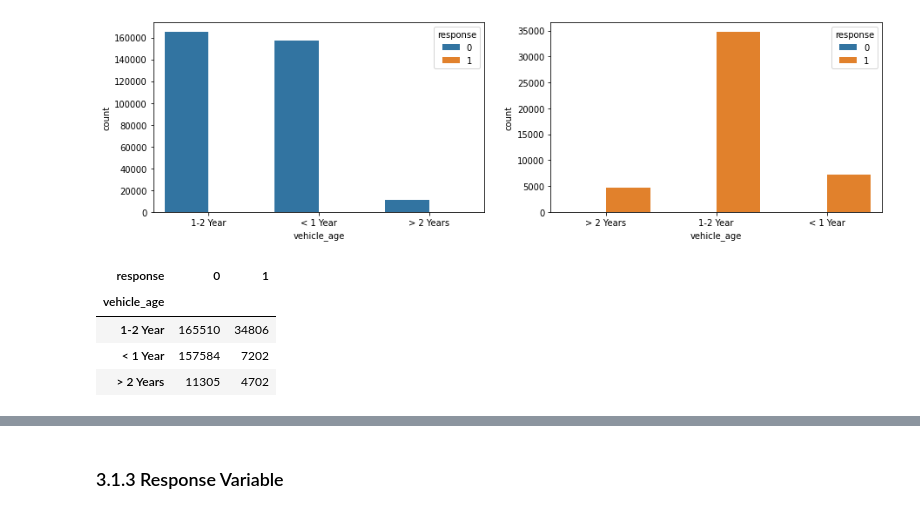
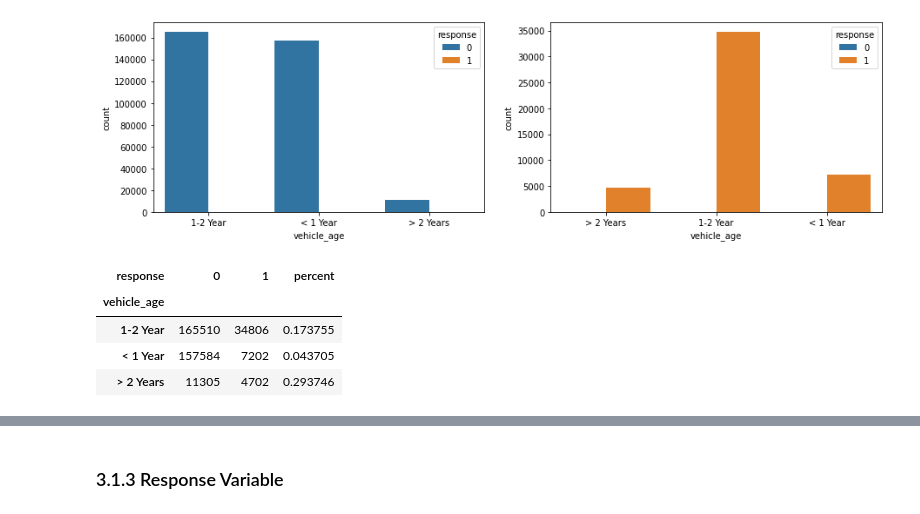
Before and after one commit to LessioGuilherme/pa004_health_insurance_cross_sell, a Jupyter notebook: pa004_health_insurance_cross_sell_sprint03.ipynb, the cells around one changed output, grey strips where cells are left out. Saved outputs shown, nothing was run; the diff lists cells and outputs as text; code cells hidden in the pictures.

```diff
--- a/pa004_health_insurance_cross_sell_sprint03.ipynb
+++ b/pa004_health_insurance_cross_sell_sprint03.ipynb
@@ -428,7 +428,7 @@ df2['vintage_per_age'] = df2['vintage']/df2['age']
 df2['previously_insured_vehicle_damage'] =  df2.apply(lambda row: -(row['vehicle_damage'] + row['previously_insured'])**2 if row['previously_insured'] == 0 else (row['vehicle_damage'] + row['previously_insured'])**2, axis=1)
 
 #logic between vehicle_age (consider age > 1 as 1 and age < 1 as 0) and vehicle_damage
-df2['vehicle_age_vehicle_damage'] = df2.apply(lambda row: -(row['vehicle_damage'] + 0)**2 if row['vehicle_age'] == '<1 Year' else (row['vehicle_damage'] + 1)**2, axis=1)
+df2['vehicle_age_vehicle_damage'] = df2.apply(lambda row: -((row['vehicle_damage'] + 0)**2) if row['vehicle_age'] == '<1 Year' else (row['vehicle_damage'] + 1)**2, axis=1)
 
 #logic between driving_license and vehicle_damage
 df2['vehicle_damage_license'] = df2.apply(lambda row: -(row['vehicle_damage'] + row['driving_license'])**2 if row['driving_license'] == 0 else (row['vehicle_damage'] + row['driving_license'])**2, axis=1)
@@ -636,10 +634,12 @@ sns.countplot(df3[df3['response']==1]['vehicle_age'], hue=df3['response'], ax=ax
 <AxesSubplot:xlabel='vehicle_age', ylabel='count'>
 [figure]
 # %%
-pd.crosstab(df3['vehicle_age'], df3['response'])
+aux9=pd.crosstab(df3['vehicle_age'], df3['response'])
+aux9['percent'] = aux9[1]/(aux9[1]+aux9[0])
+aux9
 # %% [output]
-| response | 0 | 1 |
-| vehicle_age |  |  |
-| 1-2 Year | 165510 | 34806 |
-| < 1 Year | 157584 | 7202 |
-| > 2 Years | 11305 | 4702 |
+| response | 0 | 1 | percent |
+| vehicle_age |  |  |  |
+| 1-2 Year | 165510 | 34806 | 0.173755 |
+| < 1 Year | 157584 | 7202 | 0.043705 |
+| > 2 Years | 11305 | 4702 | 0.293746 |
```
Also changed, not shown: parts of 19 cells of this notebook.
